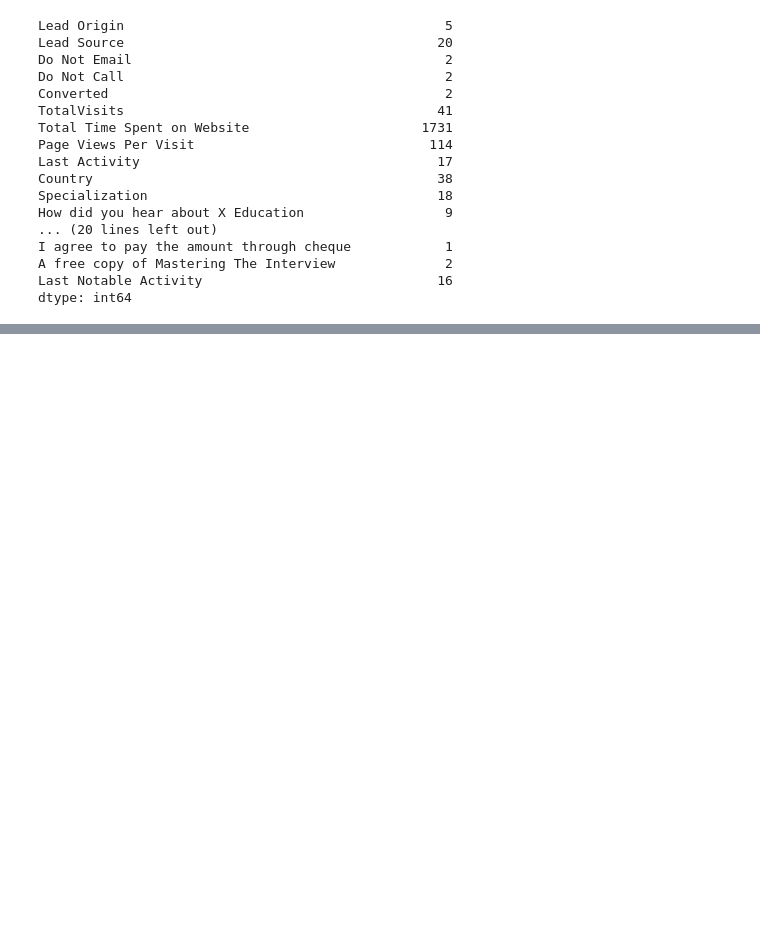
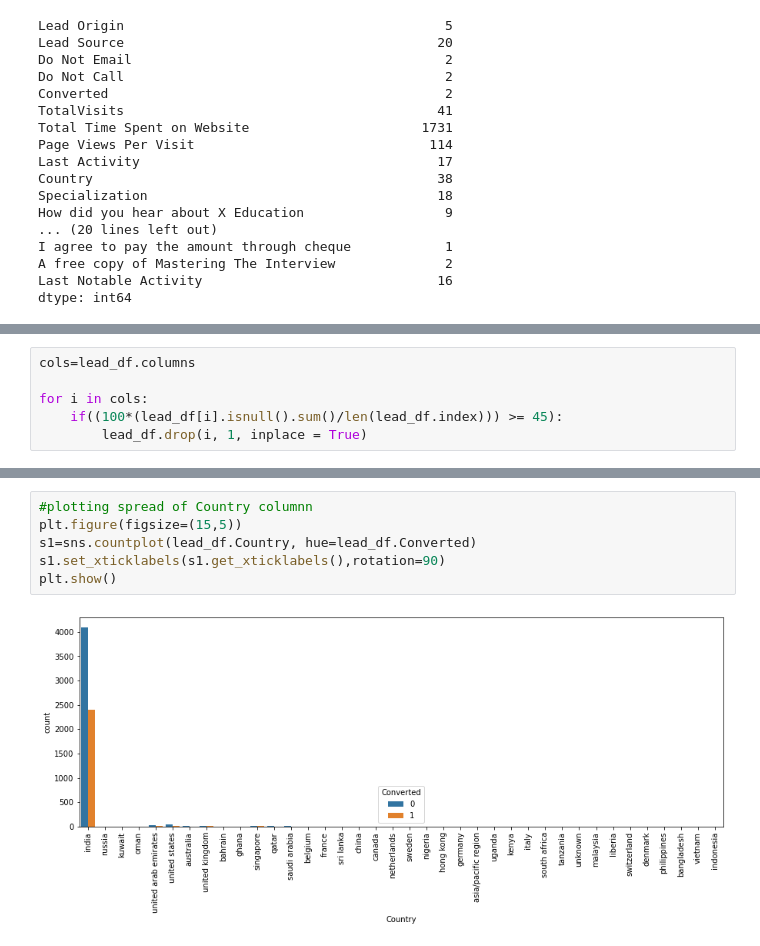
Before and after one commit to Pompy022/Lead-score-case-study, a Jupyter notebook: Lead score case study.ipynb, the cells around one changed output, grey strips where cells are left out. Cells and saved outputs as stored; diff of their text form; blank space fills up the shorter version.

```diff
--- a/Lead score case study.ipynb
+++ b/Lead score case study.ipynb
@@ -106,0 +151,6 @@ dtype: int64
+# %%
+cols=lead_df.columns
+
+for i in cols:
+    if((100*(lead_df[i].isnull().sum()/len(lead_df.index))) >= 45):
+        lead_df.drop(i, 1, inplace = True)
@@ -106,0 +201,8 @@ dtype: int64
+# %%
+#plotting spread of Country columnn
+plt.figure(figsize=(15,5))
+s1=sns.countplot(lead_df.Country, hue=lead_df.Converted)
+s1.set_xticklabels(s1.get_xticklabels(),rotation=90)
+plt.show()
+# %% [output]
+[figure, added]
```
Also changed, not shown: parts of 82 cells of this notebook.
